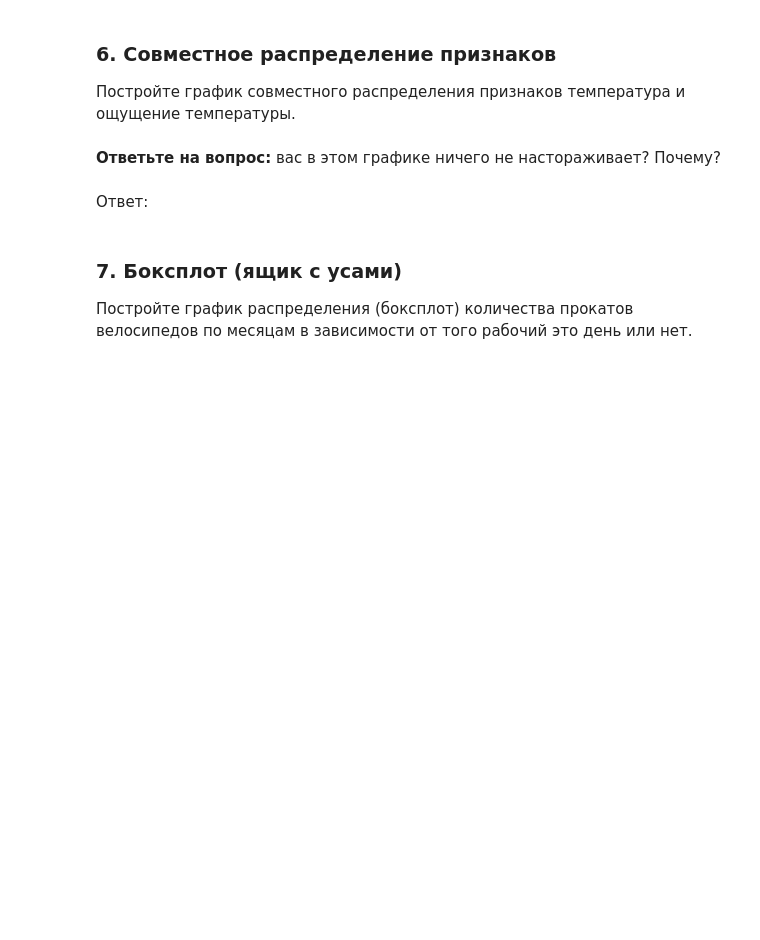
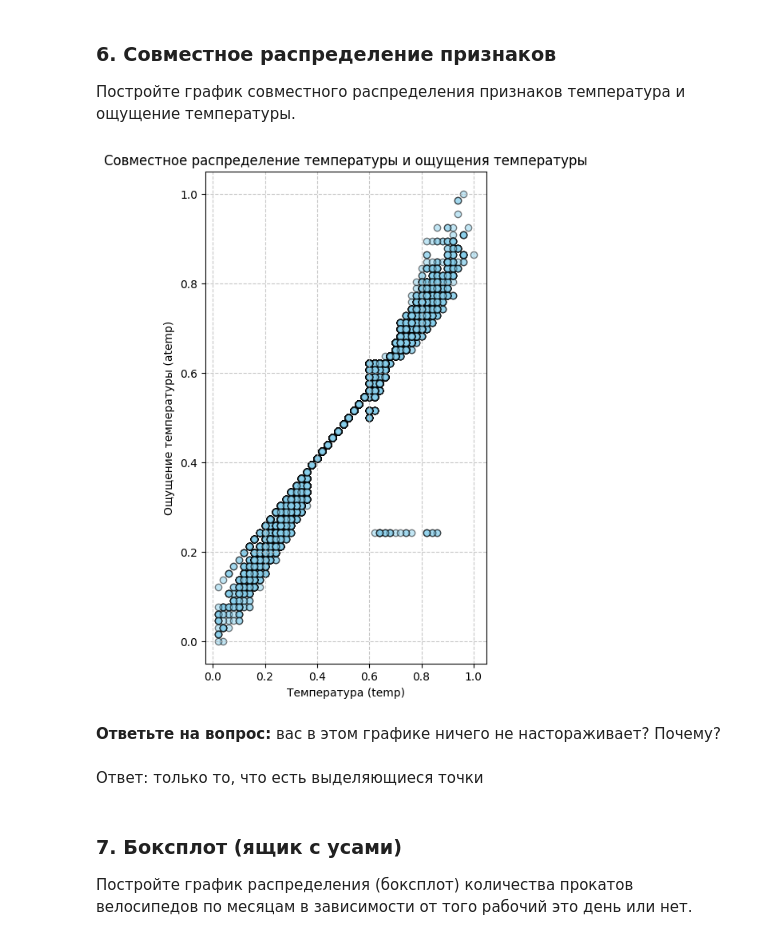
Before and after one commit to Owl-Man/Computer-math, a Jupyter notebook: Практическая_работа_№5_Библиотека_Pandas.ipynb, the cells around one changed output. Saved outputs shown, nothing was run; the diff lists cells and outputs as text; code cells hidden in the pictures; blank space fills up the shorter version.

```diff
--- a/Практическая_работа_№5_Библиотека_Pandas.ipynb
+++ b/Практическая_работа_№5_Библиотека_Pandas.ipynb
@@ -559,10 +604,45 @@ plt.show()
 ### 6. Совместное распределение признаков
 
 Постройте график совместного распределения признаков температура и ощущение температуры.
+# %%
+import pandas as pd
+import matplotlib.pyplot as plt
+
+df = pd.read_csv('hour.csv')
+
+fig = plt.figure(figsize=(10, 8))
+
+ax_main = fig.add_subplot(2, 2, (1, 3))
+# ax_histx = fig.add_subplot(2, 2, 2)
+# ax_histy = fig.add_subplot(2, 2, 4)
+
+# Диаграмма рассеяния
+ax_main.scatter(df['temp'], df['atemp'], alpha=0.5, color='skyblue', edgecolor='black')
+ax_main.set_xlabel('Температура (temp)')
+ax_main.set_ylabel('Ощущение температуры (atemp)')
+ax_main.set_title('Совместное распределение температуры и ощущения температуры')
+ax_main.grid(True, linestyle='--', alpha=0.7)
+
+# # Гистограмма для temp
+# ax_histx.hist(df['temp'], bins=30, color='skyblue', edgecolor='black')
+# ax_histx.set_title('Распределение температуры (temp)')
+# ax_histx.set_xlabel('Температура (temp)')
+# ax_histx.set_ylabel('Частота')
+
+# # Гистограмма для atemp
+# ax_histy.hist(df['atemp'], bins=30, color='skyblue', edgecolor='black')
+# ax_histy.set_title('Распределение ощущения температуры (atemp)')
+# ax_histy.set_xlabel('Ощущение температуры (atemp)')
+# ax_histy.set_ylabel('Частота')
+
+# plt.tight_layout()
+plt.show()
+# %% [output]
+[figure, added]
 # %% [markdown]
 **Ответьте на вопрос:** вас в этом графике ничего не настораживает? Почему?
-# %% [markdown]
-Ответ:
+# %% [markdown]
+Ответ: только то, что есть выделяющиеся точки
 # %% [markdown]
 ### 7. Боксплот (ящик с усами)
 
```
Also changed, not shown: parts of 18 cells of this notebook, 2 other files.
